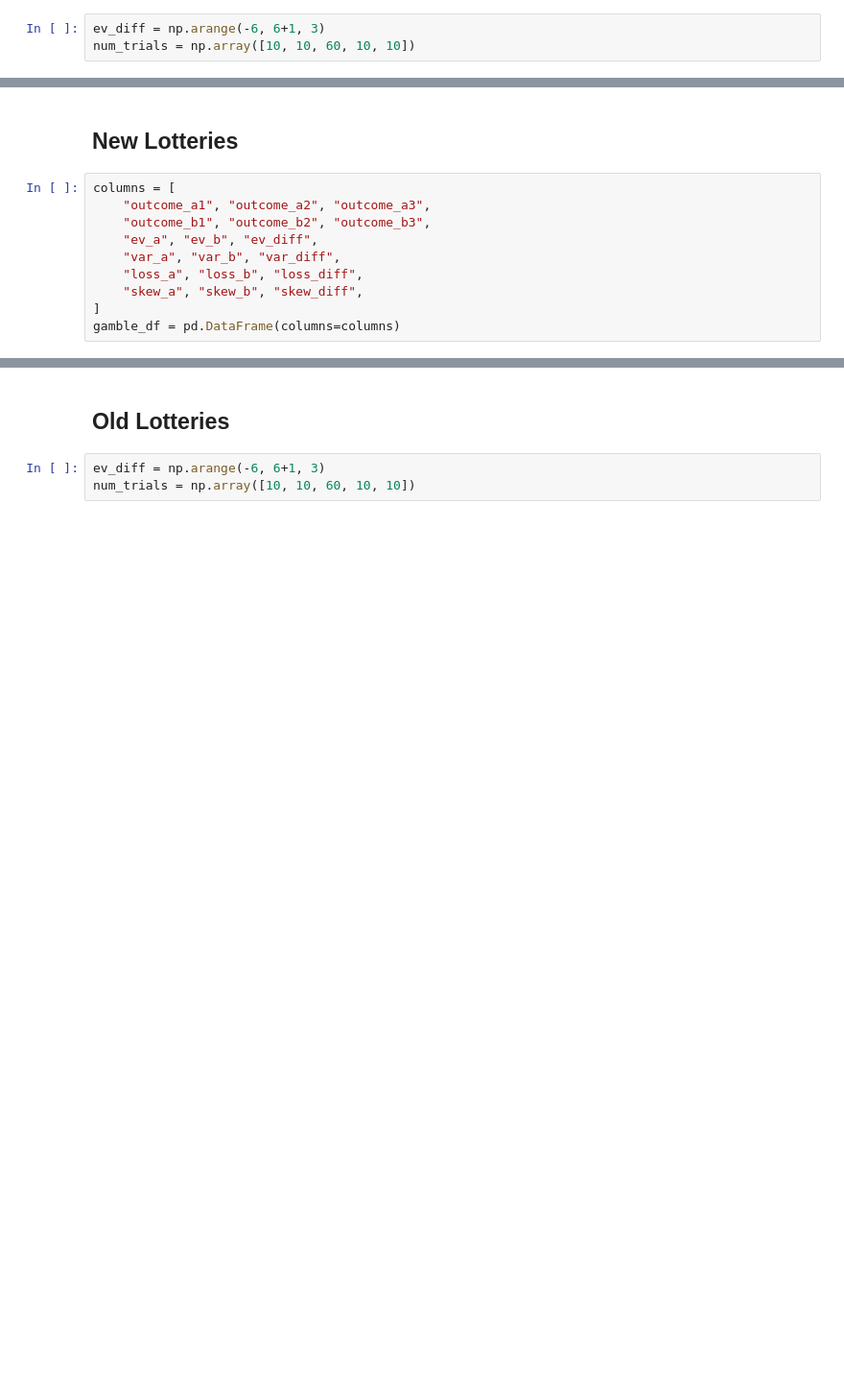
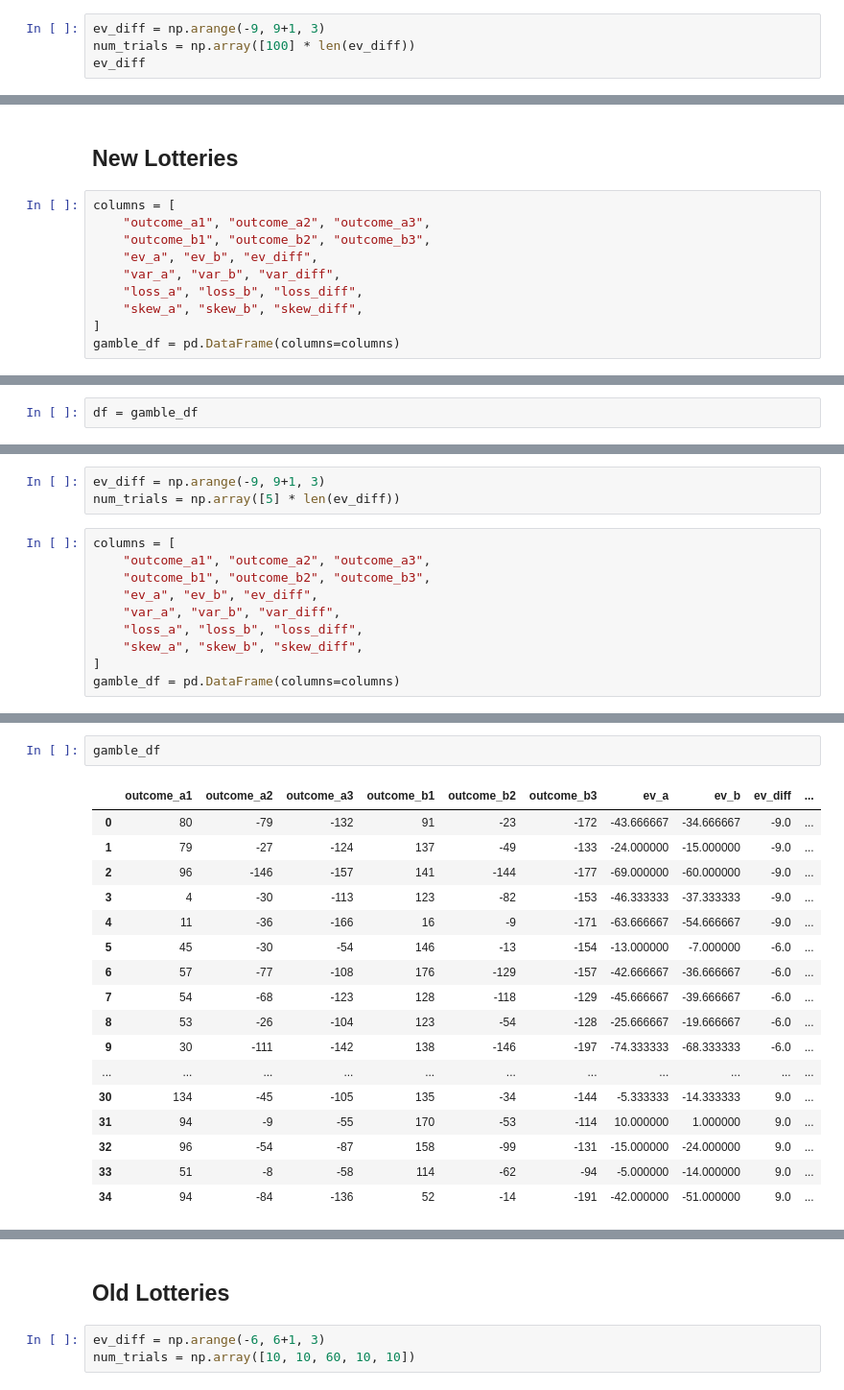
Before and after one commit to LuSchumacher/prospect_theory, a Jupyter notebook: notebooks/00_gamble_generation.ipynb, the cells around one changed output, grey strips where cells are left out. Shown at 96% size. Saved outputs shown, nothing was run; the diff lists cells and outputs as text; blank space fills up the shorter version.

```diff
--- a/notebooks/00_gamble_generation.ipynb
+++ b/notebooks/00_gamble_generation.ipynb
@@ -26,5 +26,6 @@ matplotlib.rcParams['font.family'] = "serif"
 FONTSIZE_1 = 32
 FONTSIZE_2 = 22
 # %%
-ev_diff = np.arange(-6, 6+1, 3)
-num_trials = np.array([10, 10, 60, 10, 10])
+ev_diff = np.arange(-9, 9+1, 3)
+num_trials = np.array([100] * len(ev_diff))
+ev_diff
@@ -124,0 +200,2 @@ gamble_df.to_csv(f"../data/lotteries_gain_new.csv", index=False)
+# %%
+df = gamble_df
@@ -124,0 +376,13 @@ gamble_df.to_csv(f"../data/lotteries_gain_new.csv", index=False)
+# %%
+ev_diff = np.arange(-9, 9+1, 3)
+num_trials = np.array([5] * len(ev_diff))
+# %%
+columns = [
+    "outcome_a1", "outcome_a2", "outcome_a3",
+    "outcome_b1", "outcome_b2", "outcome_b3",
+    "ev_a", "ev_b", "ev_diff",
+    "var_a", "var_b", "var_diff",
+    "loss_a", "loss_b", "loss_diff",
+    "skew_a", "skew_b", "skew_diff",
+]
+gamble_df = pd.DataFrame(columns=columns)
@@ -124,0 +481,20 @@ gamble_df.to_csv(f"../data/lotteries_gain_new.csv", index=False)
+# %%
+gamble_df
+# %% [output]
+|  | outcome_a1 | outcome_a2 | outcome_a3 | outcome_b1 | outcome_b2 | outcome_b3 | ev_a | ev_b | ev_diff | ... |
+| 0 | 80 | -79 | -132 | 91 | -23 | -172 | -43.666667 | -34.666667 | -9.0 | ... |
+| 1 | 79 | -27 | -124 | 137 | -49 | -133 | -24.000000 | -15.000000 | -9.0 | ... |
+| 2 | 96 | -146 | -157 | 141 | -144 | -177 | -69.000000 | -60.000000 | -9.0 | ... |
+| 3 | 4 | -30 | -113 | 123 | -82 | -153 | -46.333333 | -37.333333 | -9.0 | ... |
+| 4 | 11 | -36 | -166 | 16 | -9 | -171 | -63.666667 | -54.666667 | -9.0 | ... |
+| 5 | 45 | -30 | -54 | 146 | -13 | -154 | -13.000000 | -7.000000 | -6.0 | ... |
+| 6 | 57 | -77 | -108 | 176 | -129 | -157 | -42.666667 | -36.666667 | -6.0 | ... |
+| 7 | 54 | -68 | -123 | 128 | -118 | -129 | -45.666667 | -39.666667 | -6.0 | ... |
+| 8 | 53 | -26 | -104 | 123 | -54 | -128 | -25.666667 | -19.666667 | -6.0 | ... |
+| 9 | 30 | -111 | -142 | 138 | -146 | -197 | -74.333333 | -68.333333 | -6.0 | ... |
+| ... | ... | ... | ... | ... | ... | ... | ... | ... | ... | ... |
+| 30 | 134 | -45 | -105 | 135 | -34 | -144 | -5.333333 | -14.333333 | 9.0 | ... |
+| 31 | 94 | -9 | -55 | 170 | -53 | -114 | 10.000000 | 1.000000 | 9.0 | ... |
+| 32 | 96 | -54 | -87 | 158 | -99 | -131 | -15.000000 | -24.000000 | 9.0 | ... |
+| 33 | 51 | -8 | -58 | 114 | -62 | -94 | -5.000000 | -14.000000 | 9.0 | ... |
+| 34 | 94 | -84 | -136 | 52 | -14 | -191 | -42.000000 | -51.000000 | 9.0 | ... |
```
Also changed, not shown: parts of 13 cells of this notebook, 33 other files.
